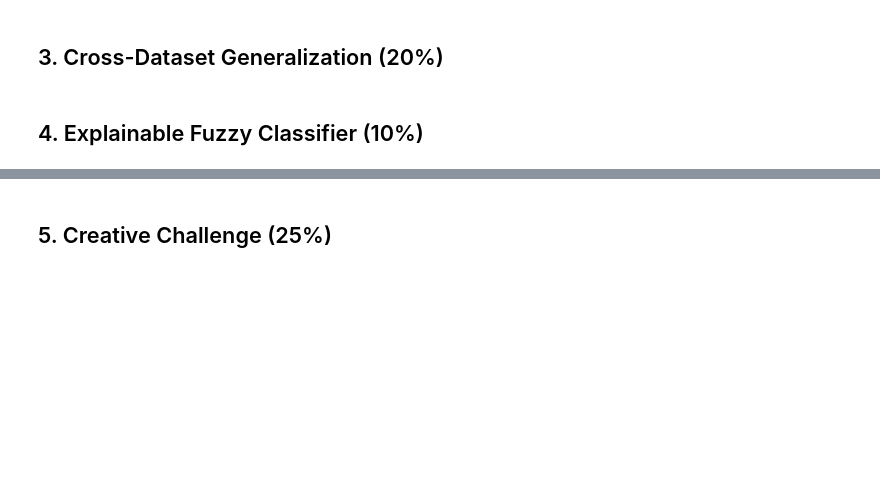
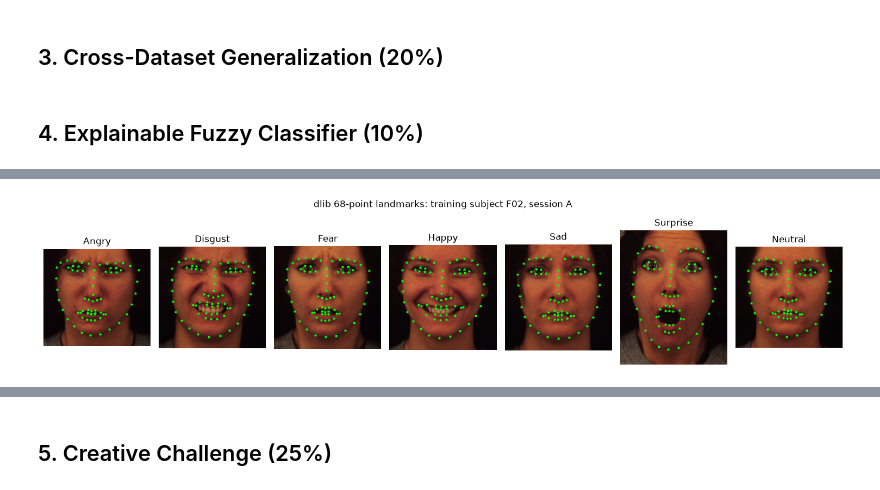
Before and after one commit to dhafinrizaldi/emotion-detection, a Jupyter notebook: emotion_detection_group11.ipynb, the cells around one changed output, grey strips where cells are left out. Drawn from its saved outputs; the diff is of its cells as text; code cells hidden in the pictures; blank space fills up the shorter version.

Commit message:
Finish task 4

```diff
--- a/emotion_detection_group11.ipynb
+++ b/emotion_detection_group11.ipynb
@@ -975,0 +1035,78 @@ Random Forest is therefore the best observed **test performer**, whereas Logisti
+# %%
+def t4_detect_landmarks(image_path):
+    """Return (68x2 float landmarks, detector name) from a full-resolution KDEF image."""
+    image = cv2.imread(str(image_path))
+    if image is None:
+        raise ValueError(f'Could not read {image_path}')
+    gray = cv2.cvtColor(image, cv2.COLOR_BGR2GRAY)
+    faces = t4_detector(gray, 0)
+    if len(faces):
+        box, source = max(faces, key=lambda r: r.width() * r.height()), 'dlib'
+    else:
+        # Fall back to the Task 2 Haar settings when dlib's HOG detector misses the face.
+        haar = t4_haar.detectMultiScale(gray, scaleFactor=1.1, minNeighbors=5, minSize=(50, 50))
+        if len(haar) == 0:
+            raise ValueError(f'No face detected in {image_path}')
+        x, y, w, h = (int(v) for v in max(haar, key=lambda f: f[2] * f[3]))
+        box, source = dlib.rectangle(x, y, x + w, y + h), 'haar'
+    shape = t4_predictor(gray, box)
+    points = np.array([[p.x, p.y] for p in shape.parts()], dtype=np.float64)
+    return points, source
+
+t4_landmark_signature = {
+    'files': [(row.path, (T4_ROOT / row.path).stat().st_size,
+               (T4_ROOT / row.path).stat().st_mtime_ns)
+              for row in t4_frontal.itertuples()],
+    'predictor_sha256': hashlib.sha256(T4_PREDICTOR_PATH.read_bytes()).hexdigest(),
+    'detector': 'dlib HOG (upsample 0), Haar fallback',
+    'dlib': dlib.__version__, 'opencv': cv2.__version__,
+}
+t4_cache_key = hashlib.sha256(json.dumps(t4_landmark_signature, sort_keys=True).encode()).hexdigest()[:16]
+t4_cache_file = T4_CACHE / f'landmarks_{t4_cache_key}.pkl'
+if t4_cache_file.exists():
+    t4_landmark_data = joblib.load(t4_cache_file)
+    print('Loaded landmark cache:', t4_cache_file.name)
+else:
+    start = perf_counter()
+    t4_success, t4_points_list, t4_failures_list = [], [], []
+    for number, row in enumerate(t4_frontal.to_dict('records'), start=1):
+        try:
+            points, source = t4_detect_landmarks(T4_ROOT / row['path'])
+            t4_success.append({**row, 'detector': source})
+            t4_points_list.append(points)
+        except ValueError as error:
+            t4_failures_list.append({**row, 'error': str(error)})
+        if number % 200 == 0:
+            print(f'Landmarked {number}/{len(t4_frontal)} images', flush=True)
+    t4_landmark_data = {'landmarks': np.stack(t4_points_list),
+                        'manifest': pd.DataFrame(t4_success),
+                        'failures': pd.DataFrame(t4_failures_list, columns=[*t4_frontal.columns, 'error'])}
+    joblib.dump(t4_landmark_data, t4_cache_file, compress=3)
+    print(f'Landmark extraction elapsed: {perf_counter()-start:.1f}s')
+t4_landmarks = t4_landmark_data['landmarks']
+t4_manifest = t4_landmark_data['manifest'].reset_index(drop=True)
+t4_failures = t4_landmark_data['failures']
+t4_failures.to_csv(T4_OUT / 'landmark_failures.csv', index=False)
+print('Failures:', len(t4_failures), '| detector used:', t4_manifest.detector.value_counts().to_dict())
+if len(t4_failures):
+    display(t4_failures)
+
+# Visual check on one training identity; landmarks are never inspected on test subjects.
+t4_example_subject = sorted(t4_manifest.loc[t4_manifest.split == 'train', 'subject'].unique())[0]
+t4_examples = t4_manifest.loc[(t4_manifest.subject == t4_example_subject) &
+                               (t4_manifest.session == 'A')].sort_values('label')
+fig, axes = plt.subplots(1, 7, figsize=(15, 3.4))
+for ax, (index, row) in zip(axes, t4_examples.iterrows()):
+    points = t4_landmarks[index]
+    image = cv2.cvtColor(cv2.imread(str(T4_ROOT / row.path)), cv2.COLOR_BGR2RGB)
+    pad = 0.15 * np.ptp(points, axis=0)
+    (x1, y1), (x2, y2) = (points.min(0) - pad).astype(int), (points.max(0) + pad).astype(int)
+    ax.imshow(image[max(y1, 0):y2, max(x1, 0):x2])
+    ax.scatter(points[:, 0] - max(x1, 0), points[:, 1] - max(y1, 0), s=4, c='lime')
+    ax.set_title(T4_NAMES[row.label])
+    ax.axis('off')
+fig.suptitle(f'dlib 68-point landmarks: training subject {t4_example_subject}, session A')
+plt.tight_layout()
+fig.savefig(T4_OUT / 'landmark_examples.png', dpi=160, bbox_inches='tight')
+plt.show()
+# %% [output]
@@ -975,0 +1115 @@ Random Forest is therefore the best observed **test performer**, whereas Logisti
+[figure, added]
```
Also changed, not shown: parts of 5 cells of this notebook, 22 other files.
